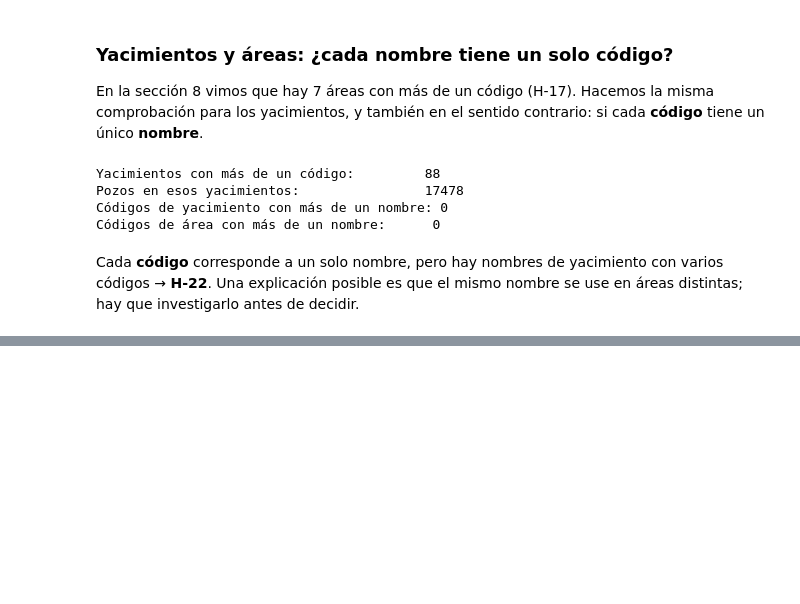
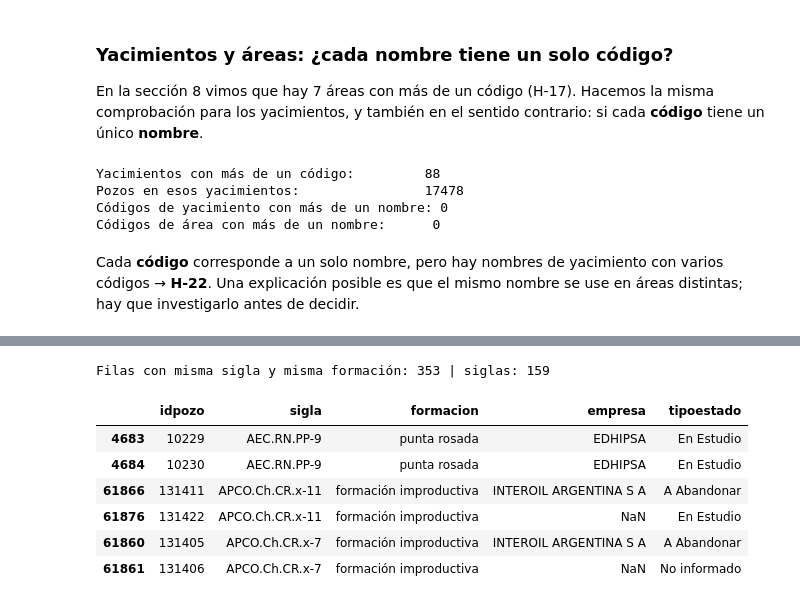
Before and after one commit to ncyanzon/dg, a Jupyter notebook: notebooks/01_pozos_perfilado.ipynb, the cells around one changed output, grey strips where cells are left out. Drawn from its saved outputs; the diff is of its cells as text; code cells hidden in the pictures; blank space fills up the shorter version.

```diff
--- a/notebooks/01_pozos_perfilado.ipynb
+++ b/notebooks/01_pozos_perfilado.ipynb
@@ -435,3 +476,18 @@ Una explicación posible es que el mismo nombre se use en áreas distintas; hay
+# %%
+misma_sigla_y_formacion = df.duplicated(["sigla", "formacion"], keep=False)
+print("Filas con misma sigla y misma formación:", misma_sigla_y_formacion.sum(),
+      "| siglas:", df.loc[misma_sigla_y_formacion, "sigla"].nunique())
+
+df[misma_sigla_y_formacion].sort_values("sigla")[["idpozo", "sigla", "formacion", "empresa", "tipoestado"]].head(6)
+# %% [output]
+Filas con misma sigla y misma formación: 353 | siglas: 159
+|  | idpozo | sigla | formacion | empresa | tipoestado |
+| 4683 | 10229 | AEC.RN.PP-9 | punta rosada | EDHIPSA | En Estudio |
+| 4684 | 10230 | AEC.RN.PP-9 | punta rosada | EDHIPSA | En Estudio |
+| 61866 | 131411 | APCO.Ch.CR.x-11 | formación improductiva | INTEROIL ARGENTINA S A | A Abandonar |
+| 61876 | 131422 | APCO.Ch.CR.x-11 | formación improductiva | NaN | En Estudio |
+| 61860 | 131405 | APCO.Ch.CR.x-7 | formación improductiva | INTEROIL ARGENTINA S A | A Abandonar |
+| 61861 | 131406 | APCO.Ch.CR.x-7 | formación improductiva | NaN | No informado |
 # %% [markdown]
 ## 10. Registro de hallazgos
 
```
Also changed, not shown: parts of 9 cells of this notebook, 2 other files.
